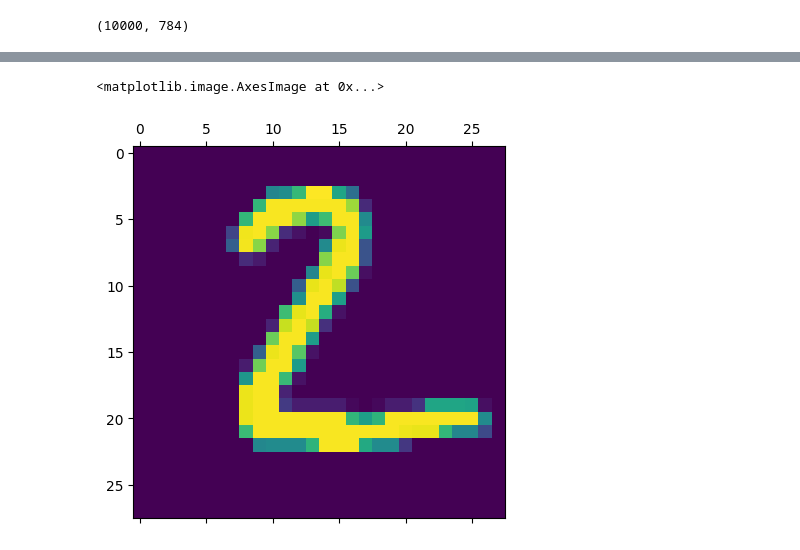
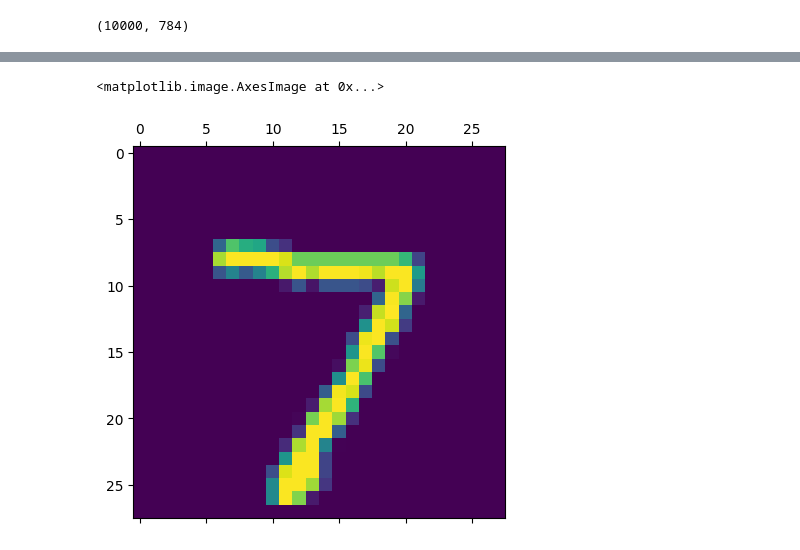
Before and after one commit to rizanafaizalk/HandwrittenDigits, a Jupyter notebook: HandwrittenDigits.ipynb, the cells around one changed output, grey strips where cells are left out. Saved outputs shown, nothing was run; the diff lists cells and outputs as text; code cells hidden in the pictures.

```diff
--- a/HandwrittenDigits.ipynb
+++ b/HandwrittenDigits.ipynb
@@ -167,10 +167,10 @@ Test accuracy: 0.11349999904632568
 # %%
     # doing Prediction
 # %%
-plt.matshow(x_test[1])
+plt.matshow(x_test[0])
 # %% [output]
 <matplotlib.image.AxesImage at 0x...>
-[figure, old version]
+[figure, new version]
 # %%
 model.predict(x_test_flattend)
 # %% [output]
```
Also changed, not shown: parts of 7 cells of this notebook.
